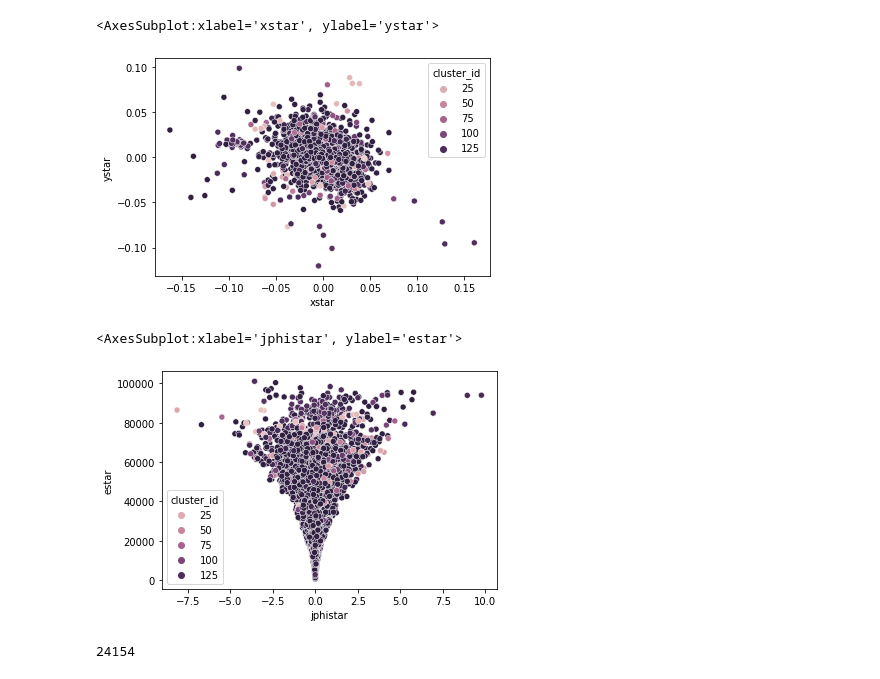
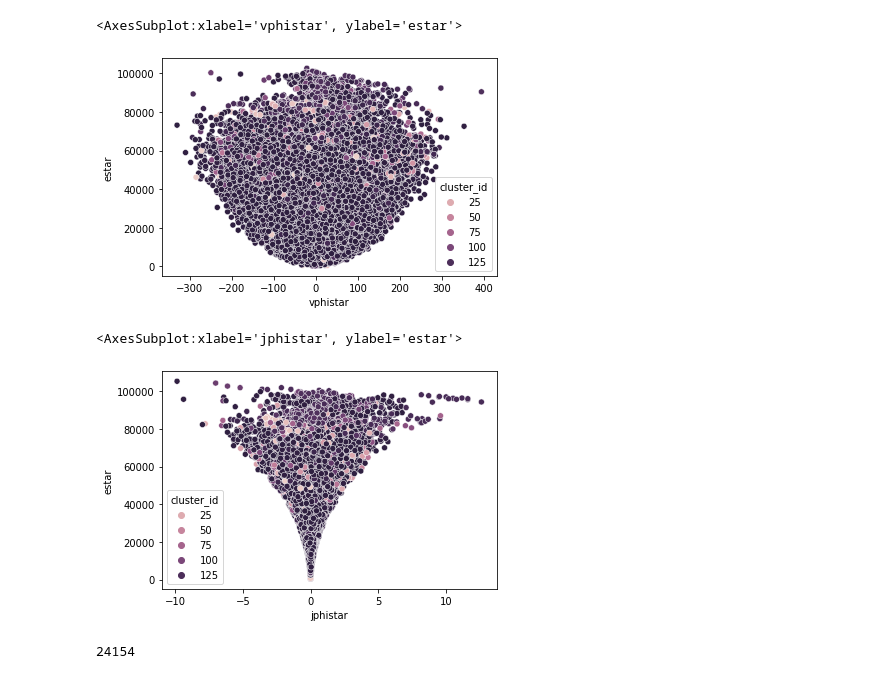
Before and after one commit to michaelyhuang23/Gaia3DR-explore, a Jupyter notebook: notebooks/caterpillar-process/explore-caterpillar.ipynb, the cells around one changed output. Saved outputs shown, nothing was run; the diff lists cells and outputs as text; code cells hidden in the pictures.

```diff
--- a/notebooks/caterpillar-process/explore-caterpillar.ipynb
+++ b/notebooks/caterpillar-process/explore-caterpillar.ipynb
@@ -37,4 +38,4 @@ Index(['jzstar', 'jrstar', 'jphistar', 'vstar', 'xstar', 'ystar', 'zstar',
       dtype='object')
 # %%
-chosen_ids = np.random.choice(len(df), min(len(df), 10000))
+chosen_ids = np.random.choice(len(df), min(len(df), 100000))
 df = df.iloc[chosen_ids].copy()
@@ -41,13 +64,13 @@ df = df.iloc[chosen_ids].copy()
 # %%
-sns.scatterplot(data=df, x='xstar', y='ystar',hue='cluster_id')
+sns.scatterplot(data=df, x='vphistar', y='estar',hue='cluster_id')
 # %% [output]
-<AxesSubplot:xlabel='xstar', ylabel='ystar'>
+<AxesSubplot:xlabel='vphistar', ylabel='estar'>
-[figure, old version]
+[figure, new version]
 # %%
 sns.scatterplot(data=df, x='jphistar', y='estar', hue='cluster_id')
 # %% [output]
 <AxesSubplot:xlabel='jphistar', ylabel='estar'>
-[figure, old version]
+[figure, new version]
 # %%
 sunx, suny, sunz = 8.2/1000,0/1000,0 # all units in kiloparsecs
 radius = 0.005 # 5 kiloparsecs
```
Also changed, not shown: parts of 5 cells of this notebook, 3 other files.
